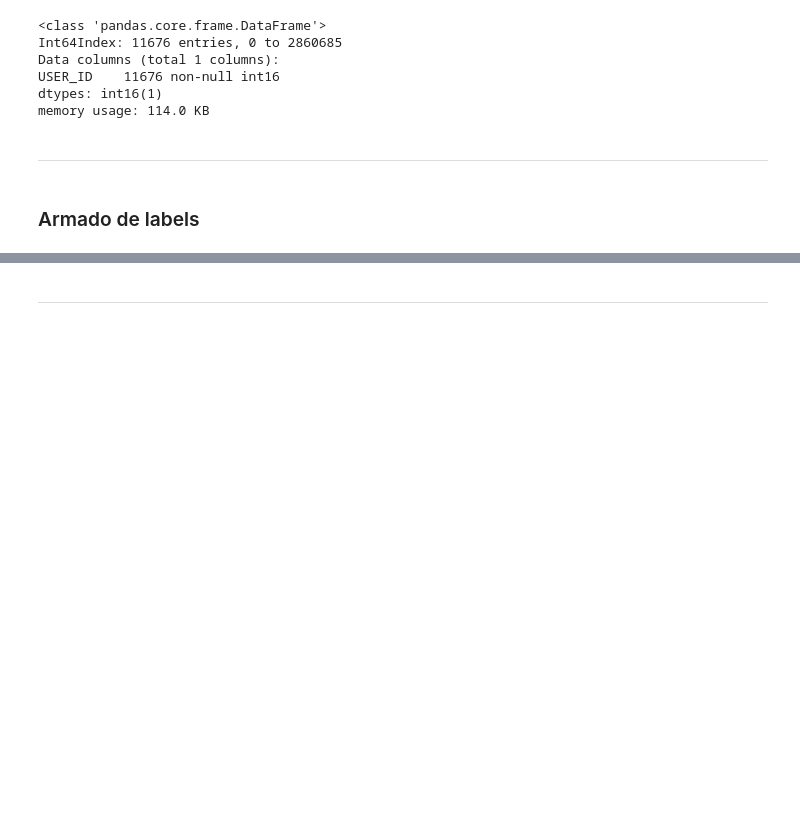
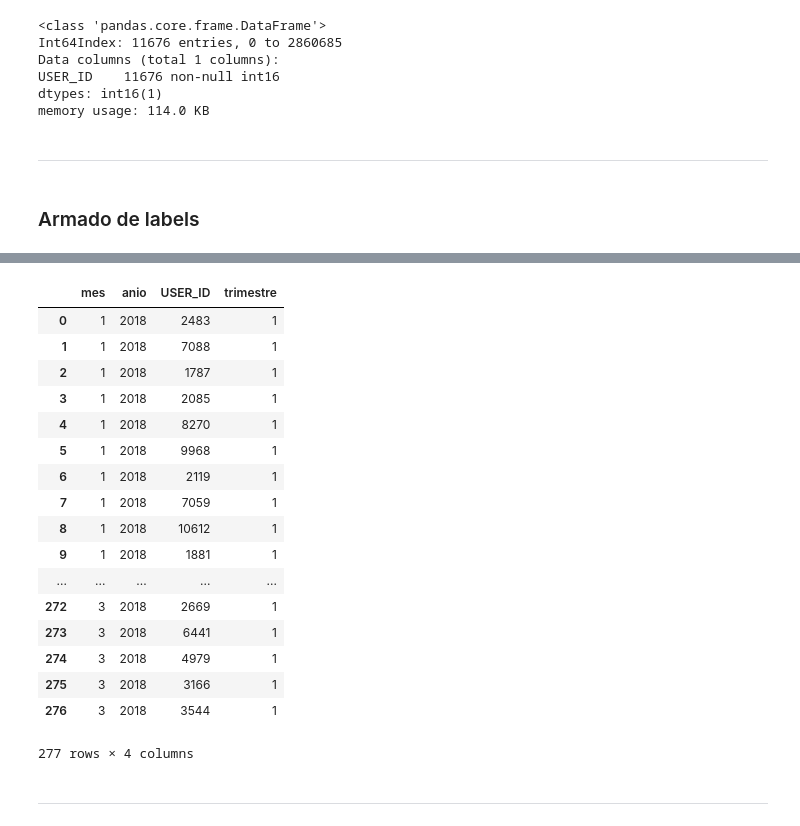
Before and after one commit to emanuelpelozo/Competencia-Galicia, a Jupyter notebook: feature_engineering/obtencion_labels.ipynb, the cells around one changed output, grey strips where cells are left out. Cells and saved outputs as stored; diff of their text form; code cells hidden in the pictures; blank space fills up the shorter version.

```diff
--- a/feature_engineering/obtencion_labels.ipynb
+++ b/feature_engineering/obtencion_labels.ipynb
@@ -44,0 +85,2 @@ for trimestre in range(2,5):
+# %%
+validacion = conversiones[conversiones["trimestre"] == 3]
@@ -45,2 +108,23 @@ for trimestre in range(2,5):
+# %%
+validacion
+# %% [output]
+|  | mes | anio | USER_ID | trimestre |
+| 0 | 1 | 2018 | 2483 | 1 |
+| 1 | 1 | 2018 | 7088 | 1 |
+| 2 | 1 | 2018 | 1787 | 1 |
+| 3 | 1 | 2018 | 2085 | 1 |
+| 4 | 1 | 2018 | 8270 | 1 |
+| 5 | 1 | 2018 | 9968 | 1 |
+| 6 | 1 | 2018 | 2119 | 1 |
+| 7 | 1 | 2018 | 7059 | 1 |
+| 8 | 1 | 2018 | 10612 | 1 |
+| 9 | 1 | 2018 | 1881 | 1 |
+| ... | ... | ... | ... | ... |
+| 272 | 3 | 2018 | 2669 | 1 |
+| 273 | 3 | 2018 | 6441 | 1 |
+| 274 | 3 | 2018 | 4979 | 1 |
+| 275 | 3 | 2018 | 3166 | 1 |
+| 276 | 3 | 2018 | 3544 | 1 |
+277 rows × 4 columns
 # %% [markdown]
 ---
```
Also changed, not shown: parts of 5 cells of this notebook, 1 other file.
